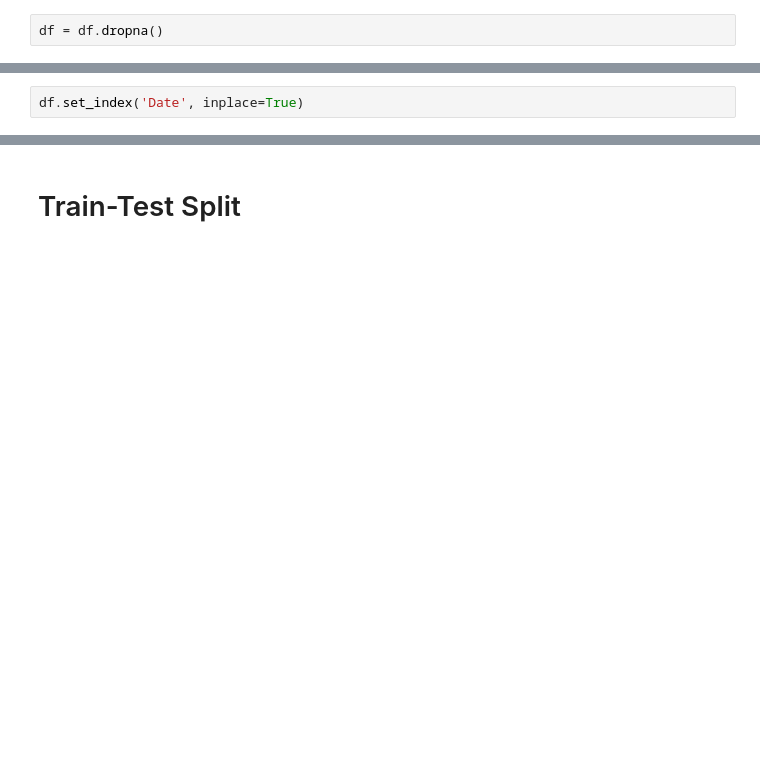
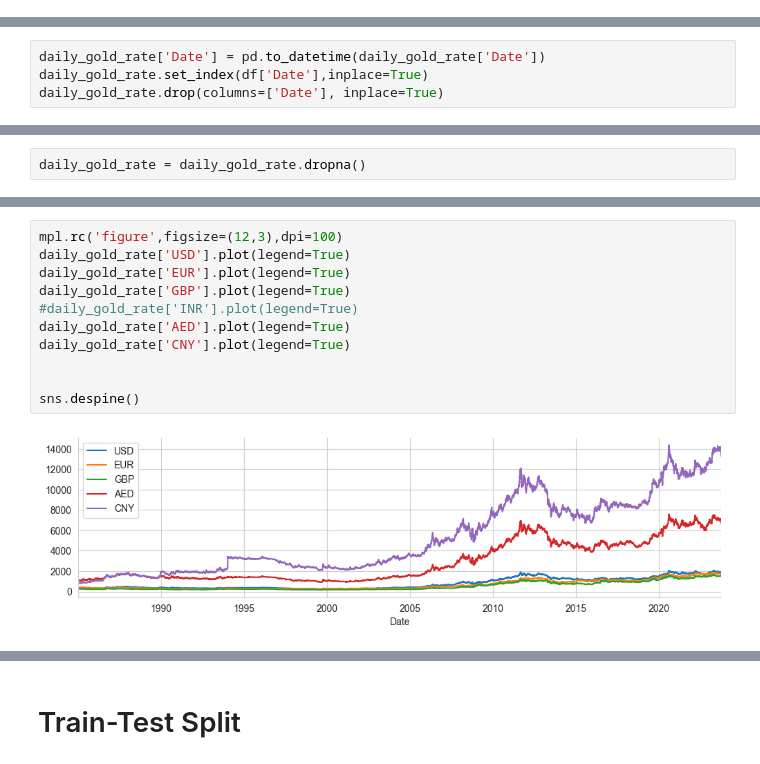
Before and after one commit to KhushbooVarma/Capstone-Project, a Jupyter notebook: Gold-Rate3.ipynb, the cells around one changed output, grey strips where cells are left out. Drawn from its saved outputs; the diff is of its cells as text; blank space fills up the shorter version.

```diff
--- a/Gold-Rate3.ipynb
+++ b/Gold-Rate3.ipynb
@@ -74,2 +53,0 @@ df['Date'] = pd.to_datetime(df['Date'])
-# %%
-df = df.dropna()
@@ -121,2 +53,0 @@ dtype: int64
-# %%
-df.set_index('Date', inplace=True)
@@ -122,0 +68,4 @@ df.set_index('Date', inplace=True)
+# %%
+daily_gold_rate['Date'] = pd.to_datetime(daily_gold_rate['Date'])
+daily_gold_rate.set_index(df['Date'],inplace=True)
+daily_gold_rate.drop(columns=['Date'], inplace=True)
@@ -122,0 +114,2 @@ df.set_index('Date', inplace=True)
+# %%
+daily_gold_rate = daily_gold_rate.dropna()
@@ -122,0 +157,13 @@ df.set_index('Date', inplace=True)
+# %%
+mpl.rc('figure',figsize=(12,3),dpi=100)
+daily_gold_rate['USD'].plot(legend=True)
+daily_gold_rate['EUR'].plot(legend=True)
+daily_gold_rate['GBP'].plot(legend=True)
+#daily_gold_rate['INR'].plot(legend=True)
+daily_gold_rate['AED'].plot(legend=True)
+daily_gold_rate['CNY'].plot(legend=True)
+
+
+sns.despine()
+# %% [output]
+[figure, added]
```
Also changed, not shown: parts of 29 cells of this notebook.
